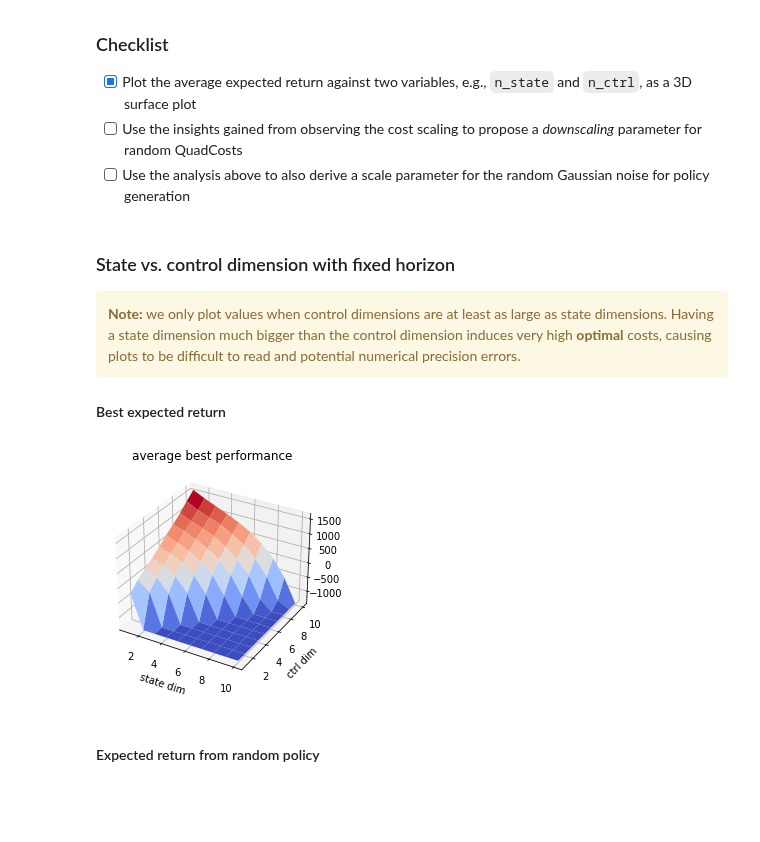
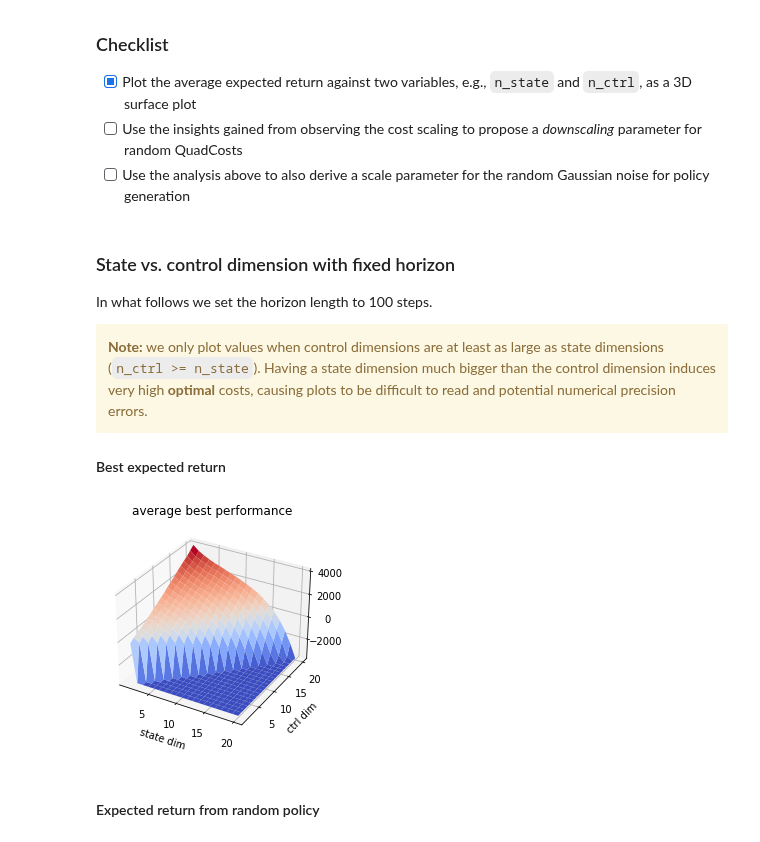
Before and after one commit to 0xangelo/LQSVG, a Jupyter notebook: experiments/notebooks/perf_and_grad.ipynb, the cells around one changed output. Drawn from its saved outputs; the diff is of its cells as text; code cells hidden in the pictures; blank space fills up the shorter version.

```diff
--- a/experiments/notebooks/perf_and_grad.ipynb
+++ b/experiments/notebooks/perf_and_grad.ipynb
@@ -309,13 +406,12 @@ plt.show()
 # %% [markdown]
 #### Optimal expected return vs. state & control dimension
 # %%
-state_dims = range(1, 21)
-ctrl_dims = state_dims
-horizons = [100] * 20
-rets = list_rets_by_lqg_dim(list(zip(state_dims, ctrl_dims, horizons)))
+state_dims = ctrl_dims = np.arange(1, 21)
+horizons = np.full(20, 100, dtype=int)
+opt_ret_means = optimal_expected_return_matrix(state_dims, ctrl_dims, horizons, clip_ctrl_dim=False).mean(-1)
 
 x = "state & ctrl dim"; y = "optimal return mean"
-data = {x: state_dims, y: [r.mean().item() for r in rets]}
+data = {x: state_dims, y: opt_ret_means}
 ax = sns.lineplot(x=x, y=y, data=data)
 plt.show()
 # %% [output]
@@ -345,46 +441,38 @@ def plot_3d_from_2d_function(ax, xrange: np.ndarray, yrange: np.ndarray, functio
 # %% [markdown]
 ### State vs. control dimension with fixed horizon
 
+In what follows we set the horizon length to 100 steps.
+
 <div class="alert alert-block alert-warning">
-    <b>Note:</b> we only plot values when control dimensions are at least as large as state dimensions. Having a state dimension much bigger than the control dimension induces very high <b>optimal</b> costs, causing plots to be difficult to read and potential numerical precision errors.
+    <b>Note:</b> we only plot values when control dimensions are at least as large as state dimensions (<code>n_ctrl >= n_state</code>). Having a state dimension much bigger than the control dimension induces very high <b>optimal</b> costs, causing plots to be difficult to read and potential numerical precision errors.
 </div>
 
 #### Best expected return
-# %%
-def optimal_expected_return_matrix(state_dim_arr: np.ndarray, ctrl_dim_arr: np.ndarray) -> np.ndarray:
-    horizon = 100
-    sample_size = 100
-
-    exp_ret_arrs = []
-    for n_state, n_ctrl in tqdm(zip(state_dim_arr, ctrl_dim_arr), total=len(ctrl_dim_arr)):
-        if n_ctrl >= n_state:
-            arr = optimal_expected_return_arr(n_state, n_ctrl, horizon, sample_size=sample_size)
-        else:
-            arr = np.full((sample_size,), fill_value=np.nan)
-        exp_ret_arrs += [arr]
-
-    exp_ret_mat = np.vstack(exp_ret_arrs)
-    return exp_ret_mat
+# %%
+def optimal_performances_by_state_ctrl_dim(state_dim_arr: np.ndarray, ctrl_dim_arr: np.ndarray, horizon: int) -> np.ndarray:
+    horizon_arr = np.full_like(state_dim_arr, fill_value=horizon)
+    exp_opt_ret_mat = optimal_expected_return_matrix(state_dim_arr, ctrl_dim_arr, horizon_arr, samples=100, clip_ctrl_dim=True)
+    return exp_opt_ret_mat
 # %%
-def average_optimal_expected_return(state_dim_arr: np.ndarray, ctrl_dim_arr: np.ndarray) -> np.ndarray:
-    z_arr = optimal_expected_return_matrix(state_dim_arr, ctrl_dim_arr).mean(axis=-1)
+def average_optimal_performance_by_state_ctrl_dim(state_dim_arr: np.ndarray, ctrl_dim_arr: np.ndarray) -> np.ndarray:
+    z_arr = optimal_performances_by_state_ctrl_dim(state_dim_arr, ctrl_dim_arr, horizon=100).mean(axis=-1)
     # Filtering NaNs
     z_arr = np.nan_to_num(z_arr, nan=np.nanmin(z_arr))
     return z_arr
 # %%
 fig = plt.figure()
 ax = fig.add_subplot(projection="3d")
 plot_3d_from_2d_function(
     ax,
-    xrange=np.arange(1, 11),
-    yrange=np.arange(1, 11),
-    function=average_optimal_expected_return,
+    xrange=np.arange(1, 21),
+    yrange=np.arange(1, 21),
+    function=average_optimal_performance_by_state_ctrl_dim,
 )
 ax.set_xlabel("state dim")
 ax.set_ylabel("ctrl dim")
 ax.set_title("average best performance")
 plt.show()
 # %% [output]
-[figure, old version]
+[figure, new version]
 # %% [markdown]
 #### Expected return from random policy
```
Also changed, not shown: parts of 44 cells of this notebook, 1 other file.
